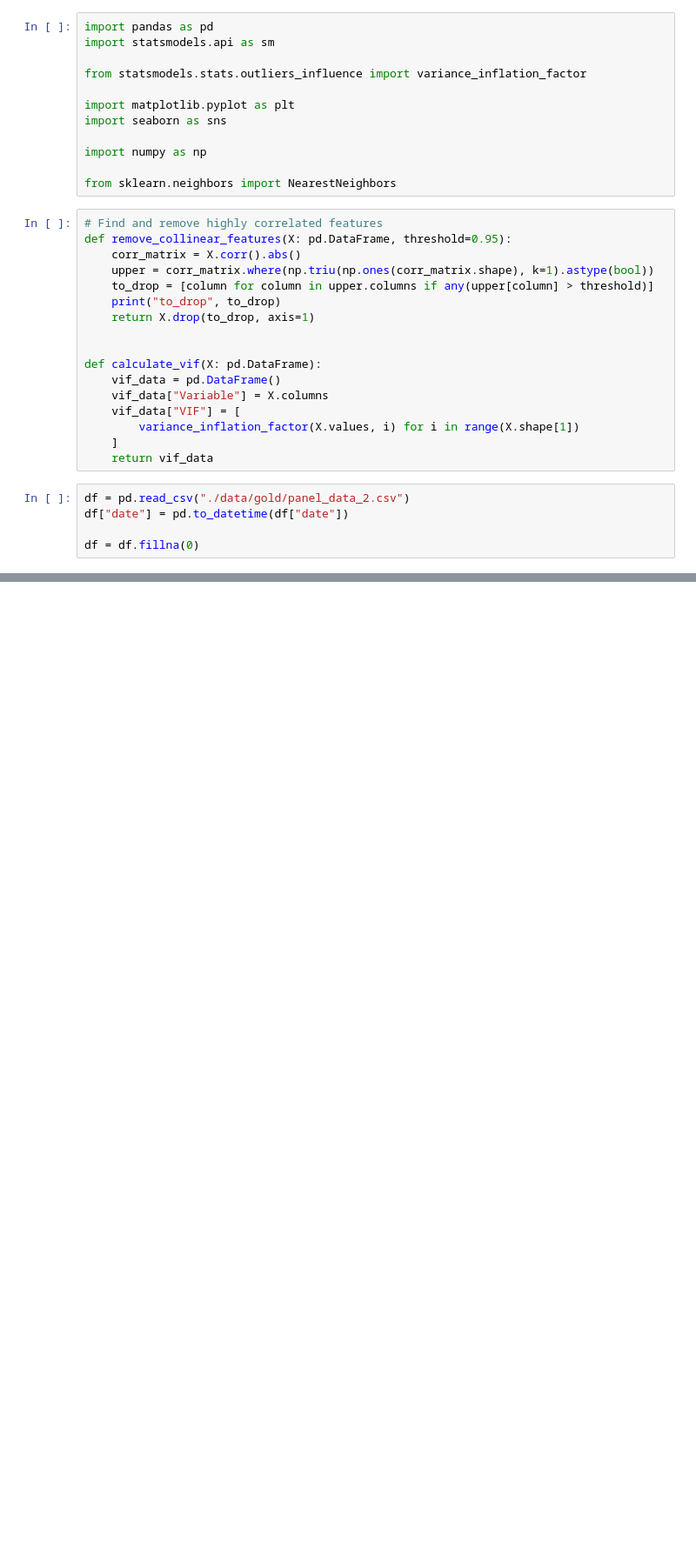
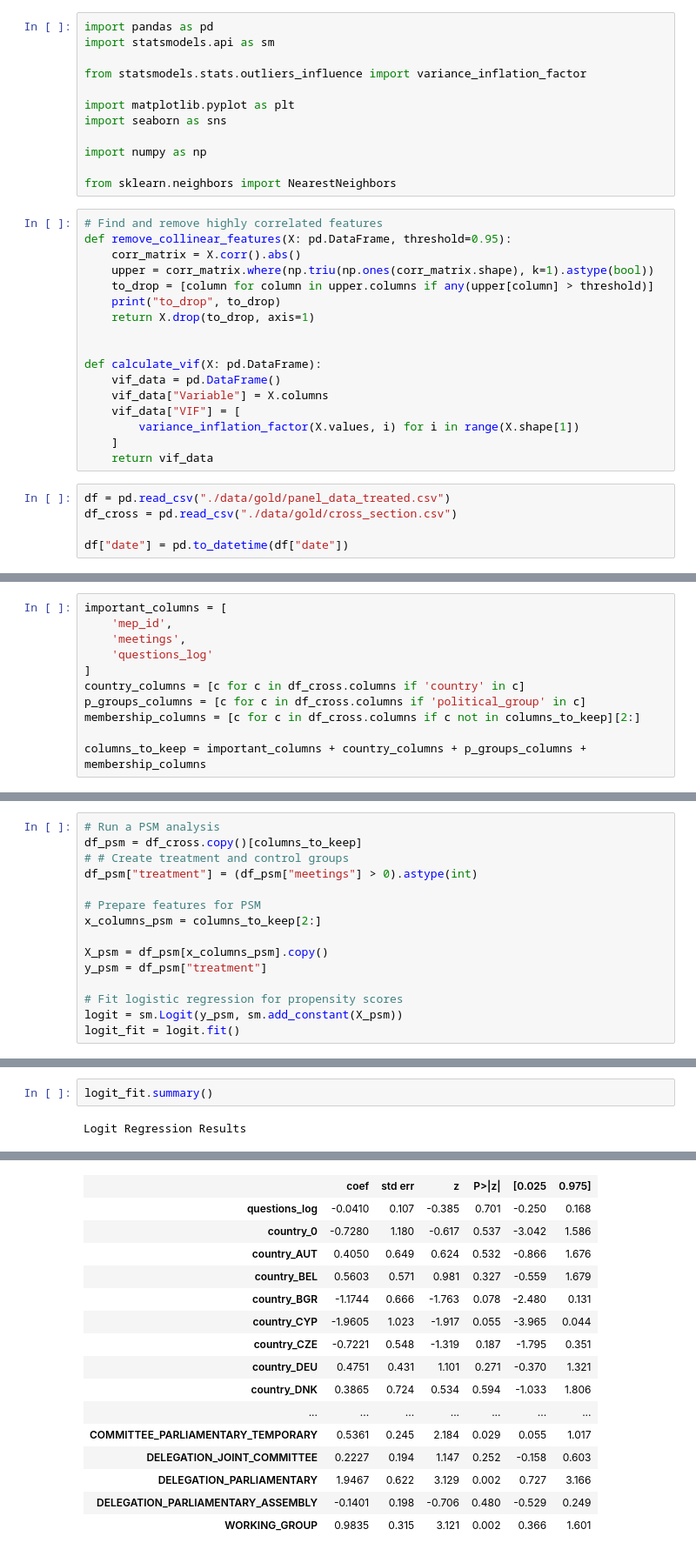
Before and after one commit to AcacioTelechi/thesis-lobbying-effects, a Jupyter notebook: 3.1_PSM-DiD.ipynb, the cells around one changed output, grey strips where cells are left out. Shown at 87% size. Saved outputs shown, nothing was run; the diff lists cells and outputs as text; blank space fills up the shorter version.

Commit message:
feat: enhance PSM and DID analysis notebook with improved data handling, execution count adjustments, and updated regression analysis

```diff
--- a/3.1_PSM-DiD.ipynb
+++ b/3.1_PSM-DiD.ipynb
@@ -28,7 +28,7 @@ def calculate_vif(X: pd.DataFrame):
     ]
     return vif_data
 # %%
-df = pd.read_csv("./data/gold/panel_data_2.csv")
+df = pd.read_csv("./data/gold/panel_data_treated.csv")
+df_cross = pd.read_csv("./data/gold/cross_section.csv")
+
 df["date"] = pd.to_datetime(df["date"])
-
-df = df.fillna(0)
@@ -85,0 +35,11 @@ x_columns = [
+# %%
+important_columns = [
+    'mep_id',
+    'meetings',
+    'questions_log'
+]
+country_columns = [c for c in df_cross.columns if 'country' in c]
+p_groups_columns = [c for c in df_cross.columns if 'political_group' in c]
+membership_columns = [c for c in df_cross.columns if c not in columns_to_keep][2:]
+
+columns_to_keep = important_columns + country_columns + p_groups_columns + membership_columns
@@ -85,0 +66,15 @@ x_columns = [
+# %%
+# Run a PSM analysis
+df_psm = df_cross.copy()[columns_to_keep]
+# # Create treatment and control groups
+df_psm["treatment"] = (df_psm["meetings"] > 0).astype(int)
+
+# Prepare features for PSM
+x_columns_psm = columns_to_keep[2:]
+
+X_psm = df_psm[x_columns_psm].copy()
+y_psm = df_psm["treatment"]
+
+# Fit logistic regression for propensity scores
+logit = sm.Logit(y_psm, sm.add_constant(X_psm))
+logit_fit = logit.fit()
@@ -85,0 +85,4 @@ x_columns = [
+# %%
+logit_fit.summary()
+# %% [output]
+Logit Regression Results
@@ -86 +96,17 @@ x_columns = [
+|  | coef | std err | z | P>|z| | [0.025 | 0.975] |
+| questions_log | -0.0410 | 0.107 | -0.385 | 0.701 | -0.250 | 0.168 |
+| country_0 | -0.7280 | 1.180 | -0.617 | 0.537 | -3.042 | 1.586 |
+| country_AUT | 0.4050 | 0.649 | 0.624 | 0.532 | -0.866 | 1.676 |
+| country_BEL | 0.5603 | 0.571 | 0.981 | 0.327 | -0.559 | 1.679 |
+| country_BGR | -1.1744 | 0.666 | -1.763 | 0.078 | -2.480 | 0.131 |
+| country_CYP | -1.9605 | 1.023 | -1.917 | 0.055 | -3.965 | 0.044 |
+| country_CZE | -0.7221 | 0.548 | -1.319 | 0.187 | -1.795 | 0.351 |
+| country_DEU | 0.4751 | 0.431 | 1.101 | 0.271 | -0.370 | 1.321 |
+| country_DNK | 0.3865 | 0.724 | 0.534 | 0.594 | -1.033 | 1.806 |
+| ... | ... | ... | ... | ... | ... | ... |
+| COMMITTEE_PARLIAMENTARY_TEMPORARY | 0.5361 | 0.245 | 2.184 | 0.029 | 0.055 | 1.017 |
+| DELEGATION_JOINT_COMMITTEE | 0.2227 | 0.194 | 1.147 | 0.252 | -0.158 | 0.603 |
+| DELEGATION_PARLIAMENTARY | 1.9467 | 0.622 | 3.129 | 0.002 | 0.727 | 3.166 |
+| DELEGATION_PARLIAMENTARY_ASSEMBLY | -0.1401 | 0.198 | -0.706 | 0.480 | -0.529 | 0.249 |
+| WORKING_GROUP | 0.9835 | 0.315 | 3.121 | 0.002 | 0.366 | 1.601 |
 # %%
```
Also changed, not shown: parts of 12 cells of this notebook.
